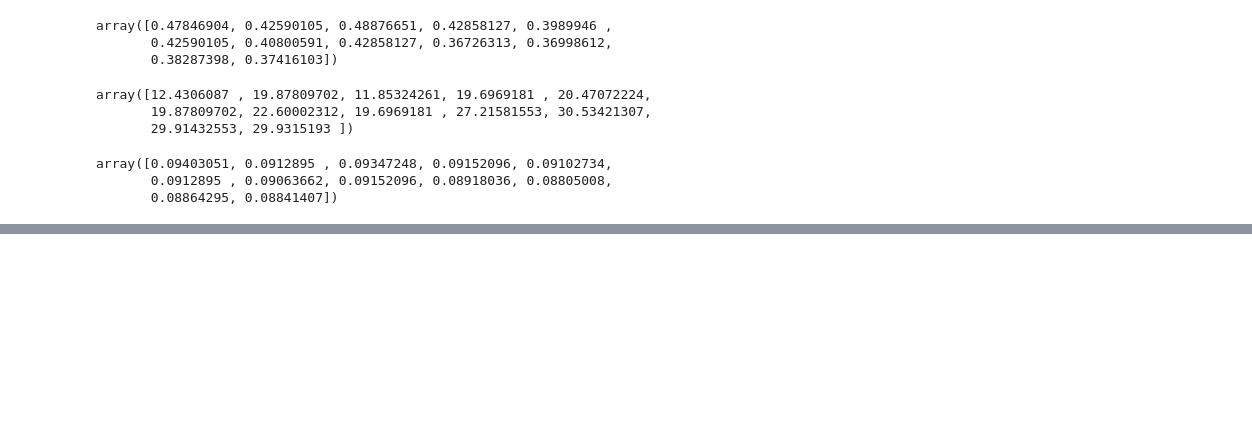
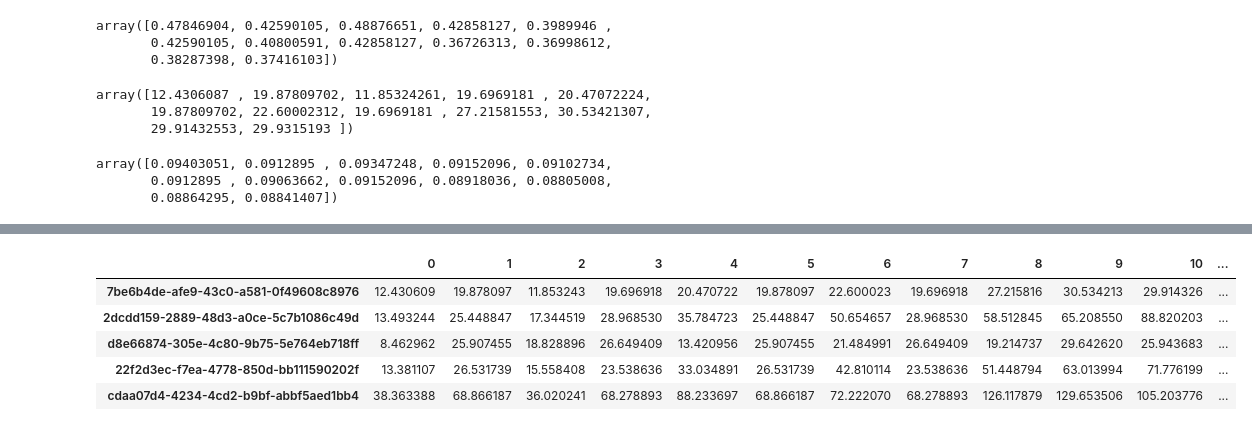
Before and after one commit to vatsalsaglani/capstone-project, a Jupyter notebook: make-data-frame.ipynb, the cells around one changed output, grey strips where cells are left out. Drawn from its saved outputs; the diff is of its cells as text; code cells hidden in the pictures; blank space fills up the shorter version.

```diff
--- a/make-data-frame.ipynb
+++ b/make-data-frame.ipynb
@@ -456,0 +461,9 @@ pd.DataFrame(data_500).T.head()
+# %%
+df_contrast_series = df[14].apply(pd.Series); df_contrast_series.head()
+# %% [output]
+|  | 0 | 1 | 2 | 3 | 4 | 5 | 6 | 7 | 8 | 9 | 10 | ... |
+| 7be6b4de-afe9-43c0-a581-0f49608c8976 | 12.430609 | 19.878097 | 11.853243 | 19.696918 | 20.470722 | 19.878097 | 22.600023 | 19.696918 | 27.215816 | 30.534213 | 29.914326 | ... |
+| 2dcdd159-2889-48d3-a0ce-5c7b1086c49d | 13.493244 | 25.448847 | 17.344519 | 28.968530 | 35.784723 | 25.448847 | 50.654657 | 28.968530 | 58.512845 | 65.208550 | 88.820203 | ... |
+| d8e66874-305e-4c80-9b75-5e764eb718ff | 8.462962 | 25.907455 | 18.828896 | 26.649409 | 13.420956 | 25.907455 | 21.484991 | 26.649409 | 19.214737 | 29.642620 | 25.943683 | ... |
+| 22f2d3ec-f7ea-4778-850d-bb111590202f | 13.381107 | 26.531739 | 15.558408 | 23.538636 | 33.034891 | 26.531739 | 42.810114 | 23.538636 | 51.448794 | 63.013994 | 71.776199 | ... |
+| cdaa07d4-4234-4cd2-b9bf-abbf5aed1bb4 | 38.363388 | 68.866187 | 36.020241 | 68.278893 | 88.233697 | 68.866187 | 72.222070 | 68.278893 | 126.117879 | 129.653506 | 105.203776 | ... |
```
Also changed, not shown: parts of 60 cells of this notebook, 3 other files.
